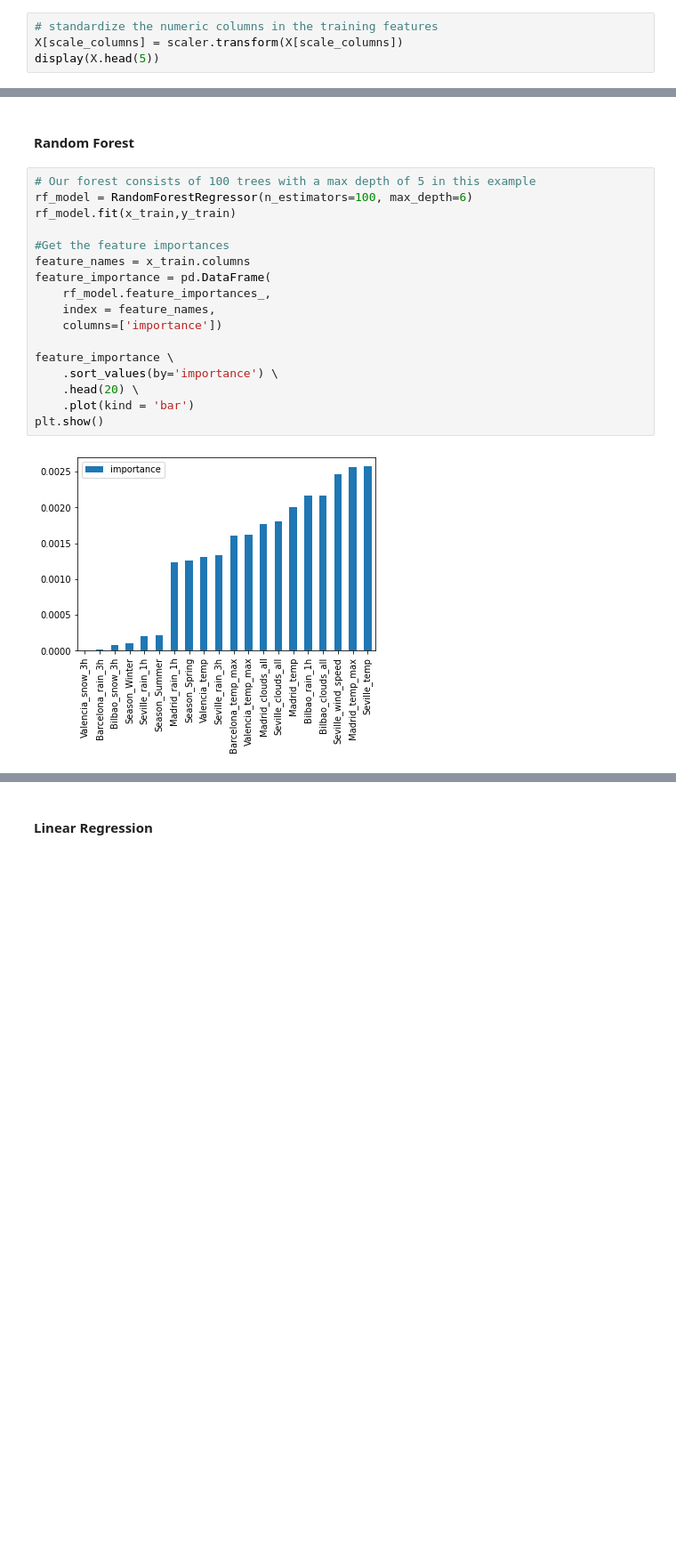
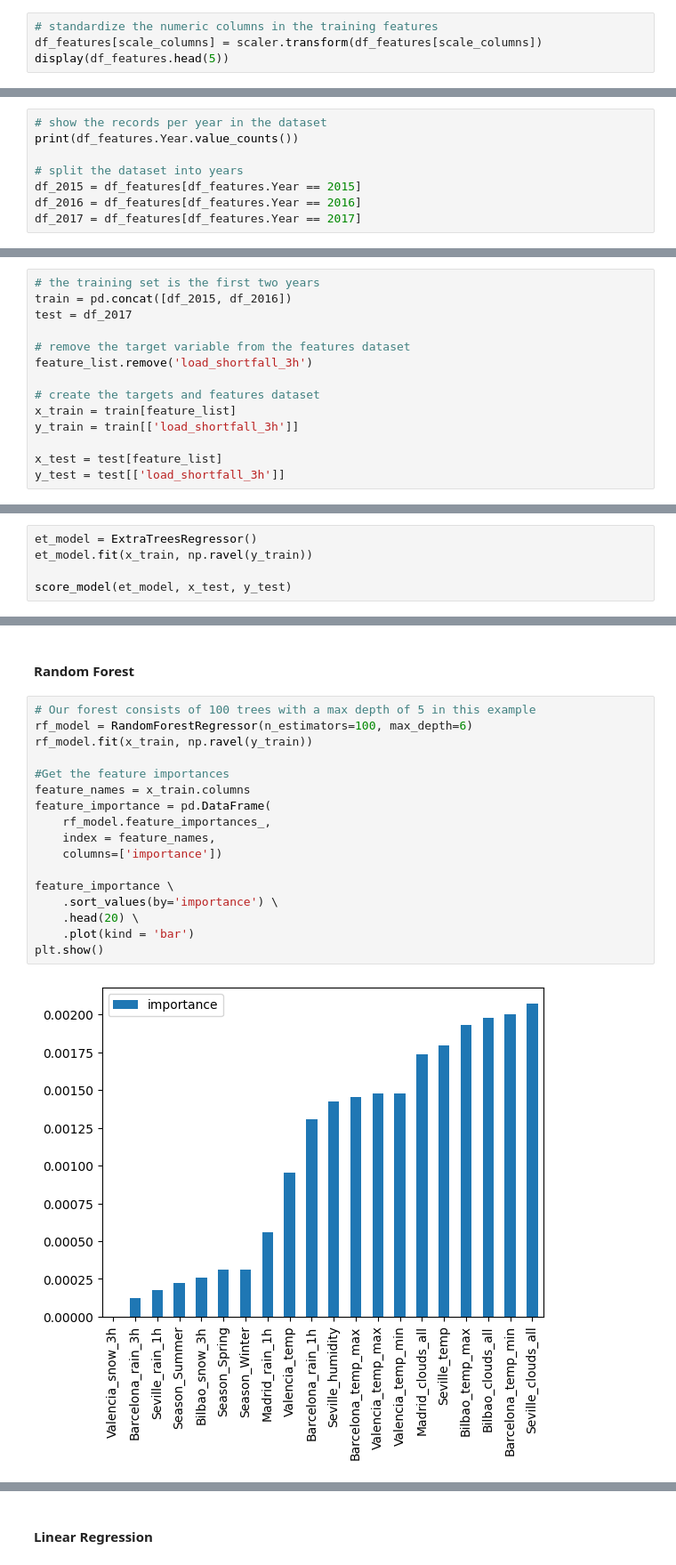
Before and after one commit to JohnnyFoulds/paula, a Jupyter notebook: johannes_changes_002.ipynb, the cells around one changed output, grey strips where cells are left out. Shown: that part at 89% size. Drawn from its saved outputs; the diff is of its cells as text; blank space fills up the shorter version.

```diff
--- a/johannes_changes_002.ipynb
+++ b/johannes_changes_002.ipynb
@@ -456,6 +417,6 @@ scaler.fit(X[scale_columns])
 StandardScaler()
 # %%
 # standardize the numeric columns in the training features
-X[scale_columns] = scaler.transform(X[scale_columns])
-display(X.head(5))
+df_features[scale_columns] = scaler.transform(df_features[scale_columns])
+display(df_features.head(5))
 # %% [output]
@@ -485,0 +432,8 @@ x_train, x_test, y_train, y_test= train_test_split(X, y, test_size= 0.4)
+# %%
+# show the records per year in the dataset
+print(df_features.Year.value_counts())
+
+# split the dataset into years
+df_2015 = df_features[df_features.Year == 2015]
+df_2016 = df_features[df_features.Year == 2016]
+df_2017 = df_features[df_features.Year == 2017]
@@ -486,3 +445,17 @@ x_train, x_test, y_train, y_test= train_test_split(X, y, test_size= 0.4)
+# %%
+# the training set is the first two years
+train = pd.concat([df_2015, df_2016])
+test = df_2017
+
+# remove the target variable from the features dataset
+feature_list.remove('load_shortfall_3h')
+
+# create the targets and features dataset
+x_train = train[feature_list]
+y_train = train[['load_shortfall_3h']]
+
+x_test = test[feature_list]
+y_test = test[['load_shortfall_3h']]
 # %% [markdown]
 #### Model Evaluation Functions
 # %%
@@ -521,0 +497,5 @@ def score_model(model, X, y):
+# %%
+et_model = ExtraTreesRegressor()
+et_model.fit(x_train, np.ravel(y_train))
+
+score_model(et_model, x_test, y_test)
@@ -524,22 +510,22 @@ def score_model(model, X, y):
 # %%
 # Our forest consists of 100 trees with a max depth of 5 in this example
 rf_model = RandomForestRegressor(n_estimators=100, max_depth=6)
-rf_model.fit(x_train,y_train)
+rf_model.fit(x_train, np.ravel(y_train))
 
 #Get the feature importances
 feature_names = x_train.columns
 feature_importance = pd.DataFrame(
     rf_model.feature_importances_,
     index = feature_names,
     columns=['importance'])
 
 feature_importance \
     .sort_values(by='importance') \
     .head(20) \
     .plot(kind = 'bar')
 plt.show()
 # %% [output]
-[figure, old version]
+[figure, new version]
 # %%
 score_model(rf_model, x_test, y_test)
 # %% [output]
```
Also changed, not shown: parts of 27 cells of this notebook, 9 other files.
